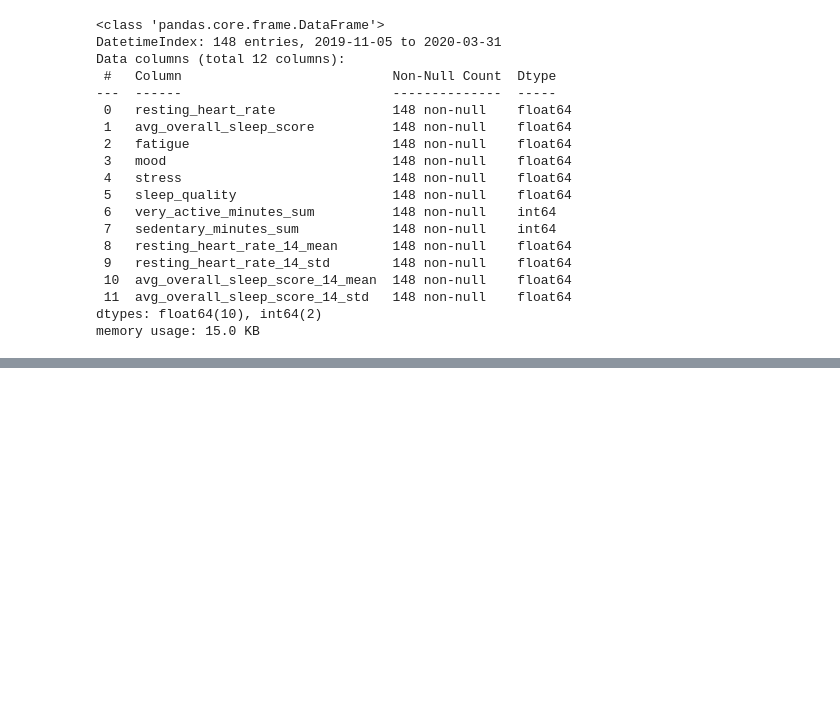
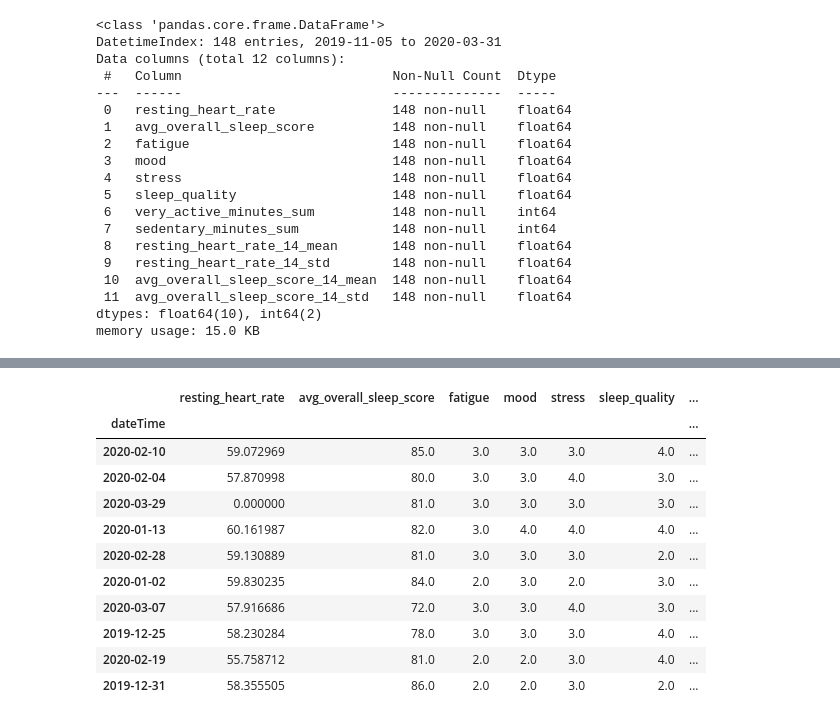
Before and after one commit to ahmedhanifc/DSAI3301---Physiological-Signals-Mental-Health-Assessment, a Jupyter notebook: analysis_v2.ipynb, the cells around one changed output, grey strips where cells are left out. Drawn from its saved outputs; the diff is of its cells as text; code cells hidden in the pictures; blank space fills up the shorter version.

Commit message:
calculated daily risk score for patients

```diff
--- a/analysis_v2.ipynb
+++ b/analysis_v2.ipynb
@@ -79,0 +180,21 @@ memory usage: 15.0 KB
+# %%
+SUBJECTIVE_COLS = ['fatigue', 'mood', 'stress', 'sleep_quality']
+
+PHYSIOLOGICAL_CONFIG = [
+    {
+        'metric': 'resting_heart_rate',
+        'mean': 'resting_heart_rate_14_mean',
+        'std': 'resting_heart_rate_14_std',
+        'direction': 'above'
+    },
+    {
+        'metric': 'avg_overall_sleep_score',
+        'mean': 'avg_overall_sleep_score_14_mean',
+        'std': 'avg_overall_sleep_score_14_std',
+        'direction': 'below'
+    }
+]
+# %%
+df = add_risk_scores(df,
+                subjective_cols_config = SUBJECTIVE_COLS,
+                physiological_cols_config=PHYSIOLOGICAL_CONFIG)
@@ -79,0 +203,15 @@ memory usage: 15.0 KB
+# %%
+df.sample(10)
+# %% [output]
+|  | resting_heart_rate | avg_overall_sleep_score | fatigue | mood | stress | sleep_quality | ... |
+| dateTime |  |  |  |  |  |  | ... |
+| 2020-02-10 | 59.072969 | 85.0 | 3.0 | 3.0 | 3.0 | 4.0 | ... |
+| 2020-02-04 | 57.870998 | 80.0 | 3.0 | 3.0 | 4.0 | 3.0 | ... |
+| 2020-03-29 | 0.000000 | 81.0 | 3.0 | 3.0 | 3.0 | 3.0 | ... |
+| 2020-01-13 | 60.161987 | 82.0 | 3.0 | 4.0 | 4.0 | 4.0 | ... |
+| 2020-02-28 | 59.130889 | 81.0 | 3.0 | 3.0 | 3.0 | 2.0 | ... |
+| 2020-01-02 | 59.830235 | 84.0 | 2.0 | 3.0 | 2.0 | 3.0 | ... |
+| 2020-03-07 | 57.916686 | 72.0 | 3.0 | 3.0 | 4.0 | 3.0 | ... |
+| 2019-12-25 | 58.230284 | 78.0 | 3.0 | 3.0 | 3.0 | 4.0 | ... |
+| 2020-02-19 | 55.758712 | 81.0 | 2.0 | 2.0 | 3.0 | 4.0 | ... |
+| 2019-12-31 | 58.355505 | 86.0 | 2.0 | 2.0 | 3.0 | 2.0 | ... |
```
Also changed, not shown: parts of 3 cells of this notebook.
